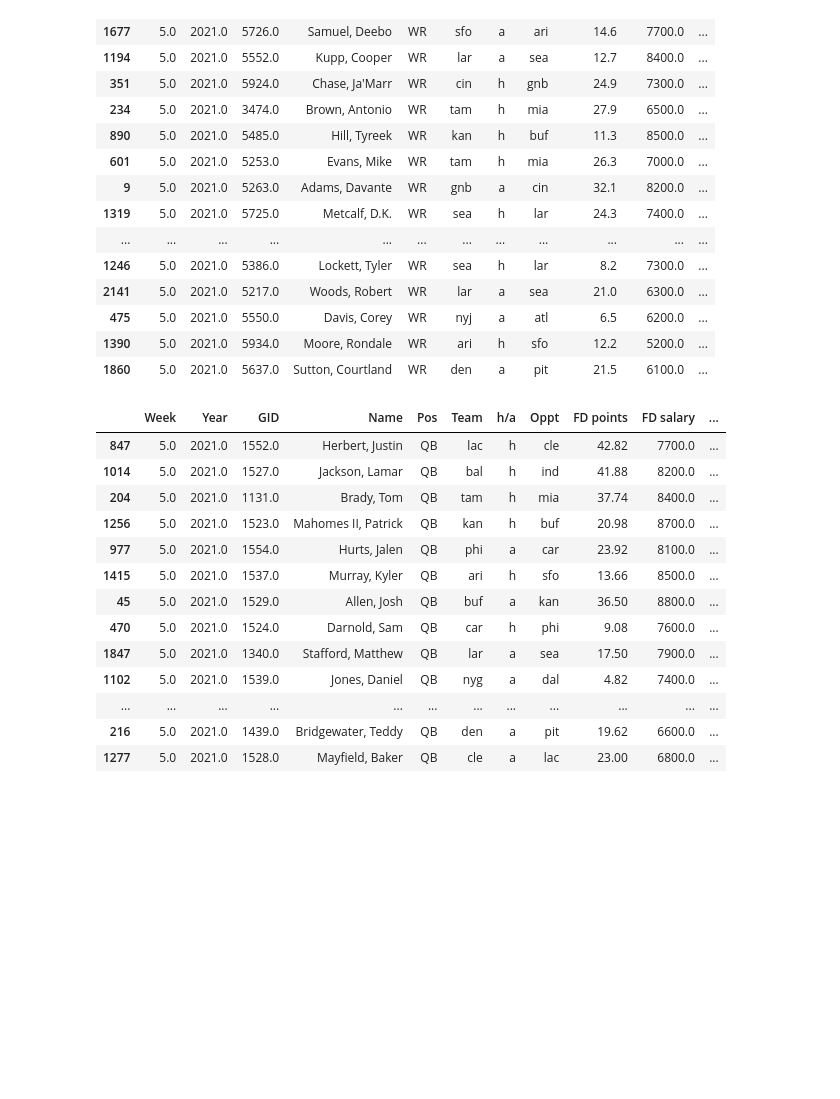
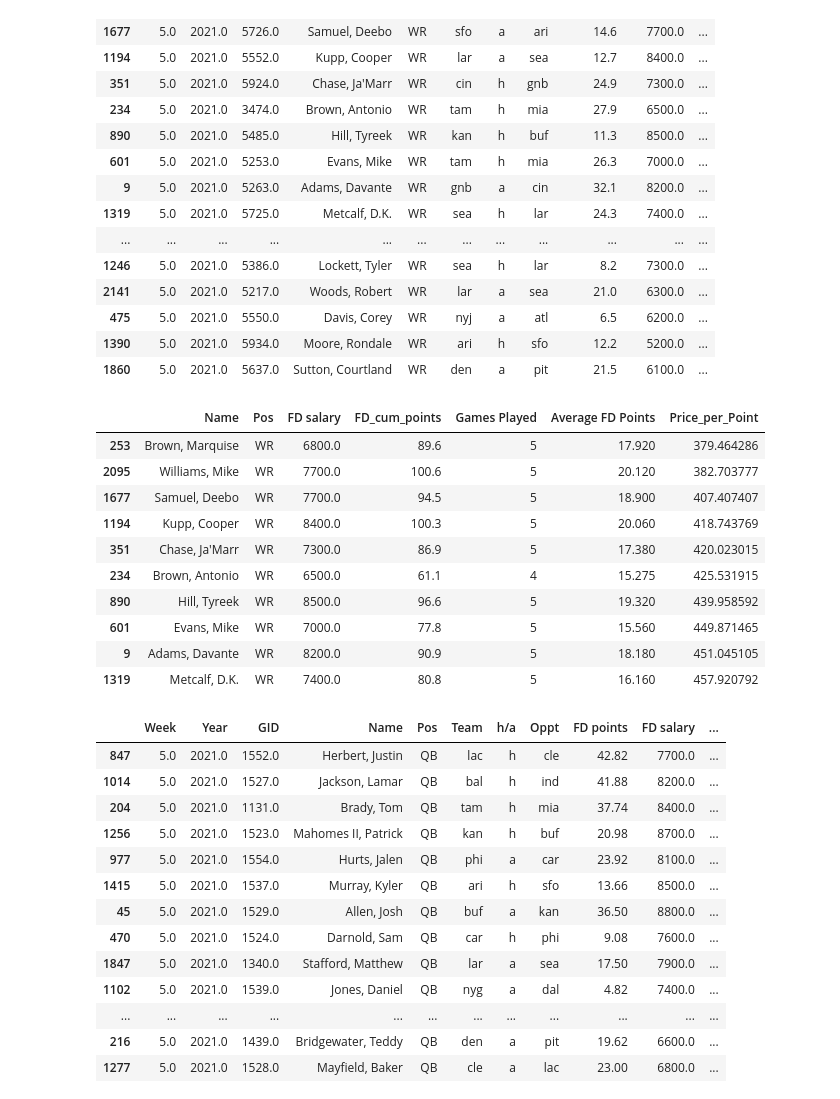
Before and after one commit to hjgoode3/NYCDSA_Python_Project, a Jupyter notebook: Value_Forecasting.ipynb, the cells around one changed output. Drawn from its saved outputs; the diff is of its cells as text; code cells hidden in the pictures; blank space fills up the shorter version.

```diff
--- a/Value_Forecasting.ipynb
+++ b/Value_Forecasting.ipynb
@@ -49,7 +49,7 @@ FD_cumulative[FD_cumulative.Name == 'Wilson, Russell']
 # %%
 FD_cumulative['Bool'] = [1 if x > 0 else 0 for x in FD_cumulative['FD points']]
 # %%
-FD_cumulative['Week Count'] = FD_cumulative.groupby('Name')['Bool'].cumsum()
+FD_cumulative['Games Played'] = FD_cumulative.groupby('Name')['Bool'].cumsum()
 # %%
 FD_cumulative[FD_cumulative.Name == 'Wilson, Russell']
 # %% [output]
@@ -60,7 +60,7 @@ FD_cumulative[FD_cumulative.Name == 'Wilson, Russell']
 | 2115 | 4.0 | 2021.0 | 1412.0 | Wilson, Russell | QB | sea | a | sfo | 22.56 | 7700.0 | ... |
 | 2116 | 5.0 | 2021.0 | 1412.0 | Wilson, Russell | QB | sea | h | lar | 10.08 | 7800.0 | ... |
 # %%
-FD_cumulative['Average FD Points'] = FD_cumulative['FD_cum_points'] / FD_cumulative['Week Count']
+FD_cumulative['Average FD Points'] = FD_cumulative['FD_cum_points'] / FD_cumulative['Games Played']
 # %%
 FD_cumulative[FD_cumulative.Name == 'Wilson, Russell']
 # %% [output]
@@ -103,6 +103,22 @@ wr_value[(wr_value['Week'] == 5) & (wr_value['Week Count'] > 3)].sort_values('Pr
 | 475 | 5.0 | 2021.0 | 5550.0 | Davis, Corey | WR | nyj | a | atl | 6.5 | 6200.0 | ... |
 | 1390 | 5.0 | 2021.0 | 5934.0 | Moore, Rondale | WR | ari | h | sfo | 12.2 | 5200.0 | ... |
 | 1860 | 5.0 | 2021.0 | 5637.0 | Sutton, Courtland | WR | den | a | pit | 21.5 | 6100.0 | ... |
+# %%
+wr_value_sorted = wr_value[(wr_value['Week'] == 5) & (wr_value['Games Played'] > 3)].sort_values('Price_per_Point', ascending = True)
+# %%
+wr_value_sorted[['Name', "Pos", 'FD salary', 'FD_cum_points', 'Games Played', 'Average FD Points', 'Price_per_Point']][:10]
+# %% [output]
+|  | Name | Pos | FD salary | FD_cum_points | Games Played | Average FD Points | Price_per_Point |
+| 253 | Brown, Marquise | WR | 6800.0 | 89.6 | 5 | 17.920 | 379.464286 |
+| 2095 | Williams, Mike | WR | 7700.0 | 100.6 | 5 | 20.120 | 382.703777 |
+| 1677 | Samuel, Deebo | WR | 7700.0 | 94.5 | 5 | 18.900 | 407.407407 |
+| 1194 | Kupp, Cooper | WR | 8400.0 | 100.3 | 5 | 20.060 | 418.743769 |
+| 351 | Chase, Ja'Marr | WR | 7300.0 | 86.9 | 5 | 17.380 | 420.023015 |
+| 234 | Brown, Antonio | WR | 6500.0 | 61.1 | 4 | 15.275 | 425.531915 |
+| 890 | Hill, Tyreek | WR | 8500.0 | 96.6 | 5 | 19.320 | 439.958592 |
+| 601 | Evans, Mike | WR | 7000.0 | 77.8 | 5 | 15.560 | 449.871465 |
+| 9 | Adams, Davante | WR | 8200.0 | 90.9 | 5 | 18.180 | 451.045105 |
+| 1319 | Metcalf, D.K. | WR | 7400.0 | 80.8 | 5 | 16.160 | 457.920792 |
 # %%
 qb_value = FD_cumulative.loc[FD_cumulative['Pos'] == 'QB']
 # %%
```
Also changed, not shown: parts of 1 cell of this notebook, 2 other files.
